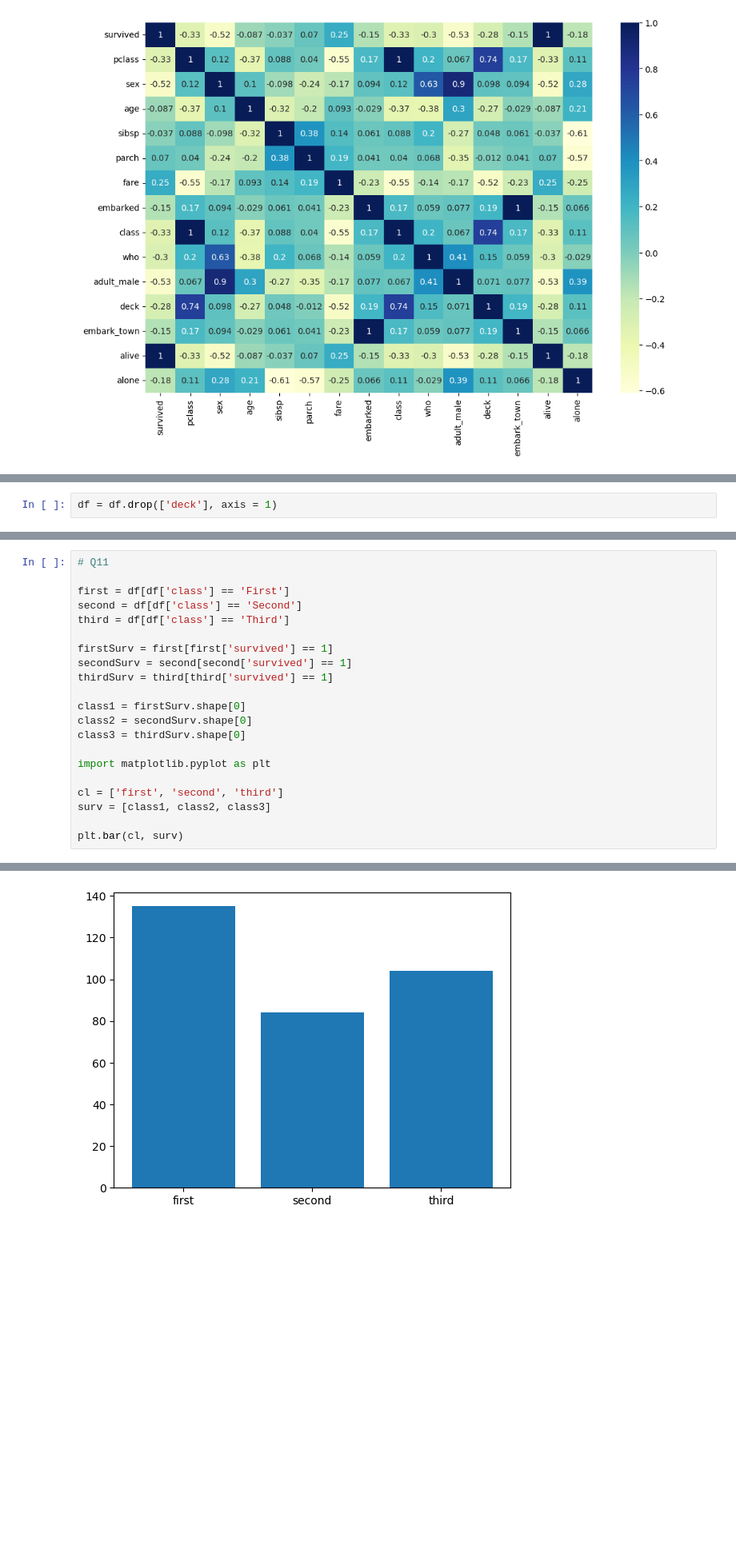
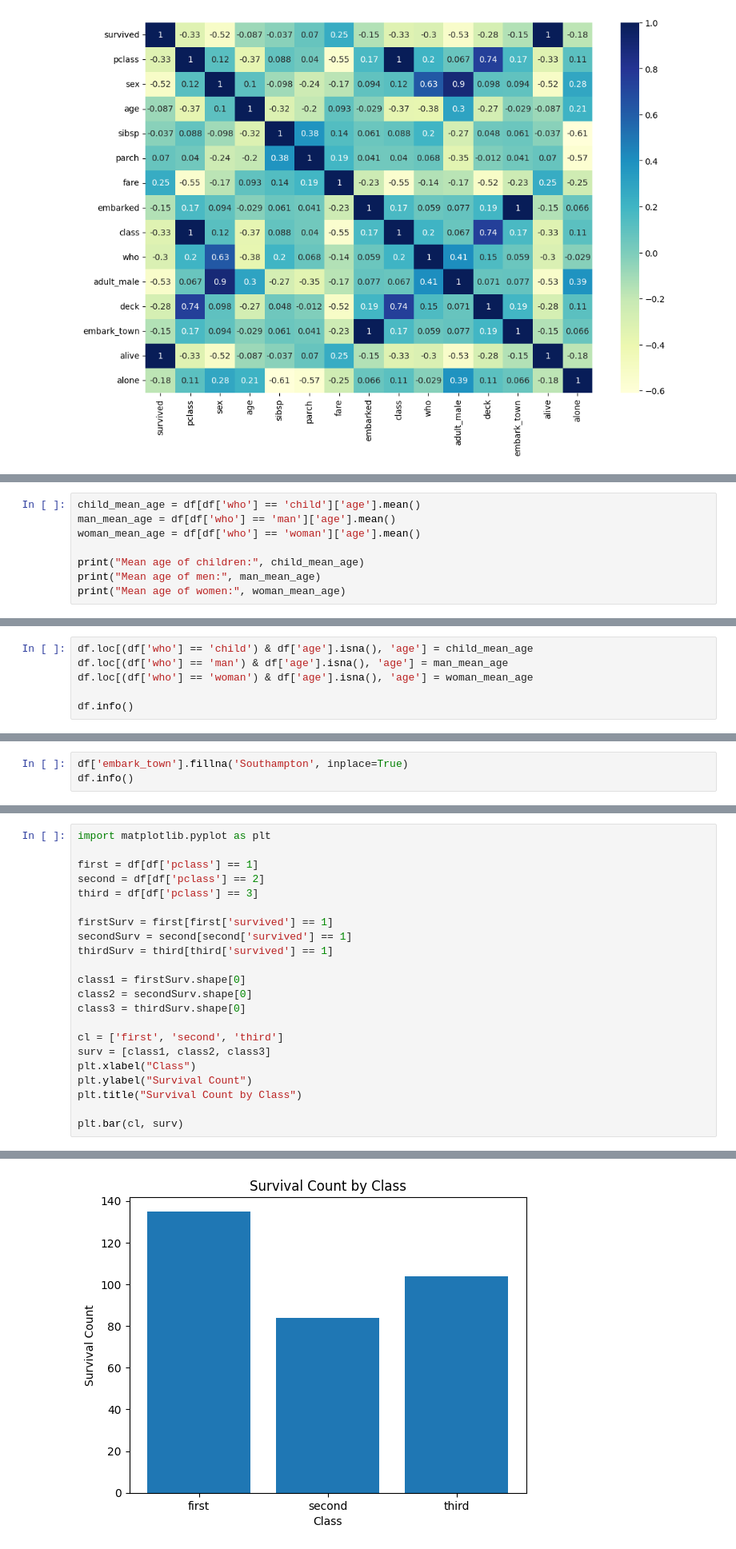
Before and after one commit to denezo/data-science-course, a Jupyter notebook: DS_CA2.ipynb, the cells around one changed output, grey strips where cells are left out. Shown at 80% size. Drawn from its saved outputs; the diff is of its cells as text; blank space fills up the shorter version.

```diff
--- a/DS_CA2.ipynb
+++ b/DS_CA2.ipynb
@@ -455,2 +439,0 @@ df['age'].fillna(average_value, inplace=True)
-# %%
-df = df.drop(['deck'], axis = 1)
@@ -477,0 +477,8 @@ memory usage: 62.8+ KB
+# %%
+child_mean_age = df[df['who'] == 'child']['age'].mean()
+man_mean_age = df[df['who'] == 'man']['age'].mean()
+woman_mean_age = df[df['who'] == 'woman']['age'].mean()
+
+print("Mean age of children:", child_mean_age)
+print("Mean age of men:", man_mean_age)
+print("Mean age of women:", woman_mean_age)
@@ -477,0 +489,6 @@ memory usage: 62.8+ KB
+# %%
+df.loc[(df['who'] == 'child') & df['age'].isna(), 'age'] = child_mean_age
+df.loc[(df['who'] == 'man') & df['age'].isna(), 'age'] = man_mean_age
+df.loc[(df['who'] == 'woman') & df['age'].isna(), 'age'] = woman_mean_age
+
+df.info()
@@ -477,0 +523,3 @@ memory usage: 62.8+ KB
+# %%
+df['embark_town'].fillna('Southampton', inplace=True)
+df.info()
@@ -555,24 +620,25 @@ plt.show()
 # %%
-# Q11
+import matplotlib.pyplot as plt
 
-first = df[df['class'] == 'First']
-second = df[df['class'] == 'Second']
-third = df[df['class'] == 'Third']
+first = df[df['pclass'] == 1]
+second = df[df['pclass'] == 2]
+third = df[df['pclass'] == 3]
 
 firstSurv = first[first['survived'] == 1]
 secondSurv = second[second['survived'] == 1]
 thirdSurv = third[third['survived'] == 1]
 
 class1 = firstSurv.shape[0]
 class2 = secondSurv.shape[0]
 class3 = thirdSurv.shape[0]
 
-import matplotlib.pyplot as plt
-
 cl = ['first', 'second', 'third']
 surv = [class1, class2, class3]
+plt.xlabel("Class")
+plt.ylabel("Survival Count")
+plt.title("Survival Count by Class")
 
 plt.bar(cl, surv)
 # %% [output]
 <BarContainer object of 3 artists>
-[figure, old version]
+[figure, new version]
```
Also changed, not shown: parts of 122 cells of this notebook.
